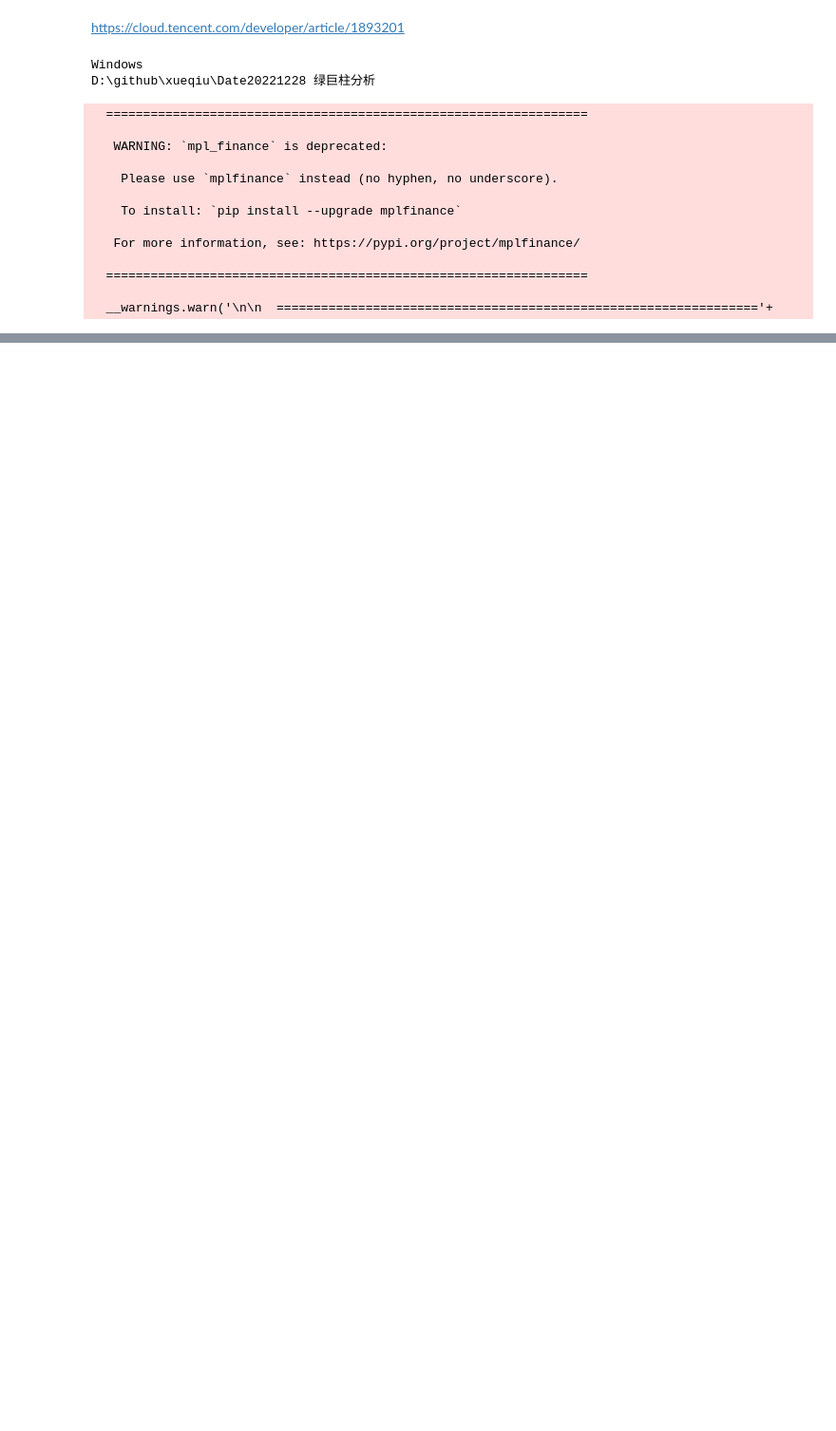
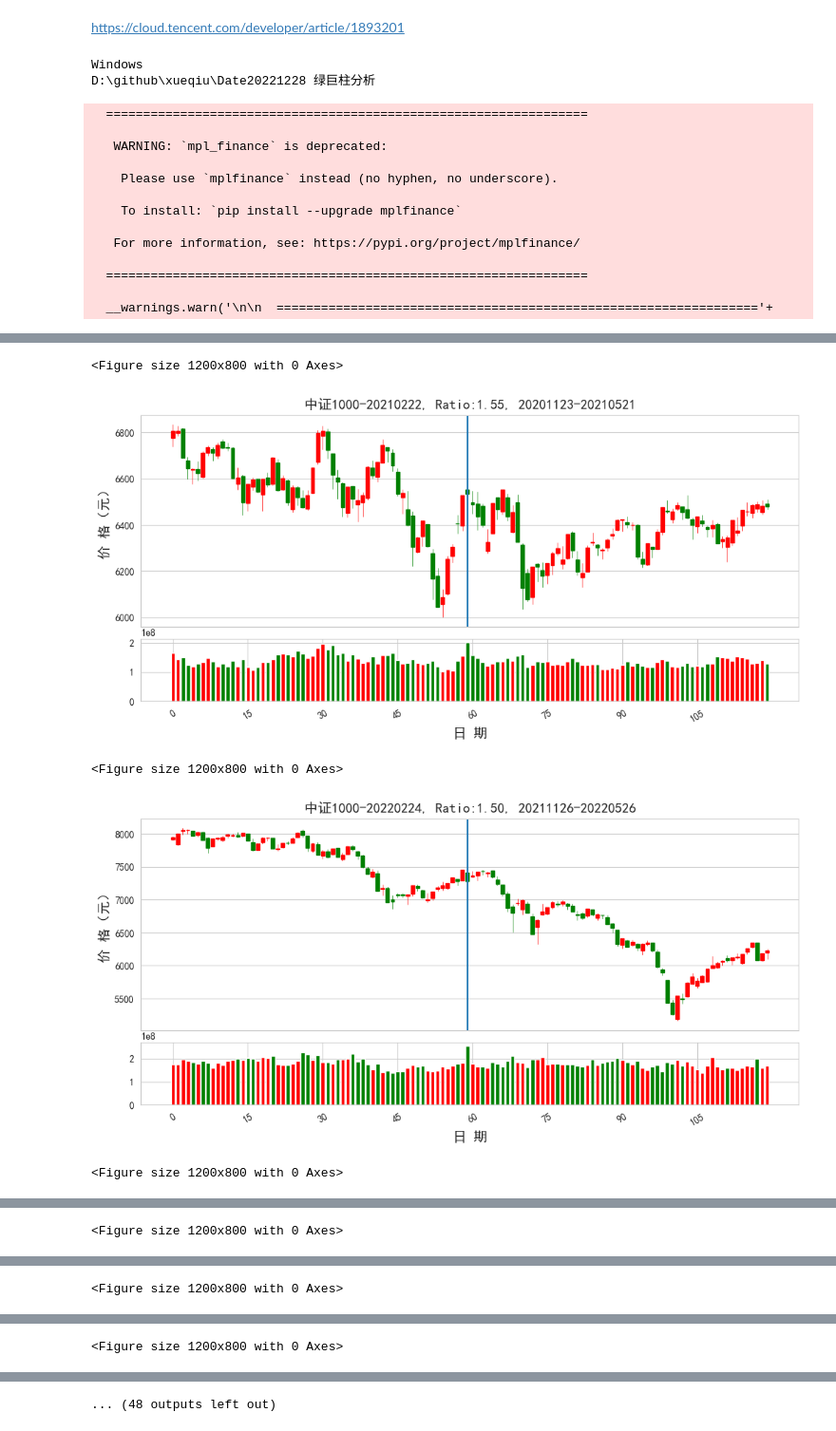
Before and after one commit to dybeta2021/Research, a Jupyter notebook: Date20221228 绿巨柱分析/绿巨柱分析.ipynb, the cells around one changed output, grey strips where cells are left out. Shown at 95% size. Cells and saved outputs as stored; diff of their text form; code cells hidden in the pictures; blank space fills up the shorter version.

```diff
--- a/Date20221228 绿巨柱分析/绿巨柱分析.ipynb
+++ b/Date20221228 绿巨柱分析/绿巨柱分析.ipynb
@@ -120,7 +120,7 @@ weight["深证100"] = get_weight_from_gz("399330")
 weight["国证1000"] = get_weight_from_gz("399311")
 weight["国证2000"] = get_weight_from_gz("399303")
 # %%
-index_name = "中证全指"
+index_name = "中证1000"
 start_date= "20181231"
 
 data = weight[index_name].set_index("日期")
@@ -129,5 +129,7 @@ data["成交量MA"] = (data["成交量"].rolling(5).mean().shift(1) + data["成
 data["成交量占比MA"] = data["成交量"] / data["成交量MA"]
 data = data.loc["20181231":]
 data["阴线"] = data["收盘"] < data["开盘"]
+data["山字"] = (data["成交量"] > data["成交量"].shift(1)) & (data["成交量"] > data["成交量"].shift(-1))
 data.dropna(inplace=True)
-data = data.loc[data["阴线"]].sort_values("成交量占比MA",ascending=False)
+data = data.loc[data["阴线"]]
+data = data.loc[data["山字"]].sort_values("成交量占比MA",ascending=False)
@@ -196,0 +136,55 @@ for label_date in data.index[:30]:
+# %%
+for label_date in data.index[:30]:
+    plot_data = weight[index_name].set_index("日期")
+    plot_data = concat([plot_data.loc[:label_date].iloc[-60:], plot_data.loc[label_date:].iloc[1:61]])
+    plot_data.reset_index(drop=False, inplace=True)
+    label_line_idx = plot_data.loc[plot_data["日期"] == label_date].index[0]
+
+    # 图
+    fig = pyplot.figure(figsize=(12, 8))
+    grid = pyplot.GridSpec(12, 8, wspace=0.5, hspace=0.5)
+
+    # （1）绘制K线图
+    # K线数据
+    ohlc = plot_data[['日期', '开盘', '最高', '最低', '收盘']]
+    ohlc.loc[:, '日期'] = range(len(ohlc))  # 重新赋值横轴数据，绘制K线图无间隔
+
+    # 5、绘制成交量
+    fig = pyplot.figure(figsize=(12, 8))
+    grid = pyplot.GridSpec(12, 8, wspace=0.5, hspace=0.5)
+
+    # 绘制K线
+    ax1 = fig.add_subplot(grid[0:6, 0:12])  # 设置K线图的尺寸
+    candlestick_ohlc(ax1, ohlc.values.tolist(), width=.7, colorup='red', colordown='green')
+    pyplot.title("{0}-{1}, Ratio:{2:.2f}, {3}-{4}".format(index_name, label_date, data.loc[label_date, "成交量占比MA"], plot_data["日期"][0], plot_data["日期"].iloc[-1]), fontsize=14)  # 设置图片标题
+    pyplot.ylabel('价 格（元）', fontsize=14)  # 设置纵轴标题
+    ax1.set_xticks([])  # 日期标注在成交量中，故清空此处x轴刻度
+    ax1.set_xticklabels([])  # 日期标注在成交量中，故清空此处x轴
+    pyplot.axvline(label_line_idx)
+
+    # （2）绘制成交量
+    # 成交量数据
+    data_volume = plot_data[['日期', '收盘', '开盘', '成交量']]
+    data_volume['color'] = data_volume.apply(lambda row: 1 if row['收盘'] >= row['开盘'] else 0,
+                                             axis=1)  # 计算成交量柱状图对应的颜色，使之与K线颜色一致
+    data_volume["日期"] = ohlc["日期"]
+    # 绘制成交量
+    ax2 = fig.add_subplot(grid[6:8, 0:12])  # 设置成交量图形尺寸
+    ax2.bar(data_volume.query('color==1')['日期'], data_volume.query('color==1')['成交量'], color='r')  # 绘制红色柱状图
+    ax2.bar(data_volume.query('color==0')['日期'], data_volume.query('color==0')['成交量'], color='g')  # 绘制绿色柱状图
+    pyplot.xticks(rotation=30)
+    pyplot.xlabel('日 期', fontsize=14)  # 设置横轴标题
+    # 修改横轴日期标注
+    date_list = ohlc.index.tolist()  # 获取日期列表
+    xticks_len = round(len(date_list) / (len(ax2.get_xticks()) - 1))  # 获取默认横轴标注的间隔
+    xticks_num = range(0, len(date_list), xticks_len)  # 生成横轴标注位置列表
+    xticks_str = list(map(lambda x: date_list[int(x)], xticks_num))  # 生成正在标注日期列表
+    ax2.set_xticks(xticks_num)  # 设置横轴标注位置
+    ax2.set_xticklabels(xticks_str)  # 设置横轴标注日期
+    pyplot.show()
+# %% [output]
+<Figure size 1200x800 with 0 Axes>
+[figure, added]
+<Figure size 1200x800 with 0 Axes>
+[figure, added]
+<Figure size 1200x800 with 0 Axes>
@@ -196,0 +192 @@ for label_date in data.index[:30]:
+<Figure size 1200x800 with 0 Axes>
@@ -196,0 +194 @@ for label_date in data.index[:30]:
+<Figure size 1200x800 with 0 Axes>
@@ -196,0 +196 @@ for label_date in data.index[:30]:
+<Figure size 1200x800 with 0 Axes>
@@ -196,0 +198 @@ for label_date in data.index[:30]:
+... (48 outputs left out)
```
Also changed, not shown: parts of 2 cells of this notebook.
